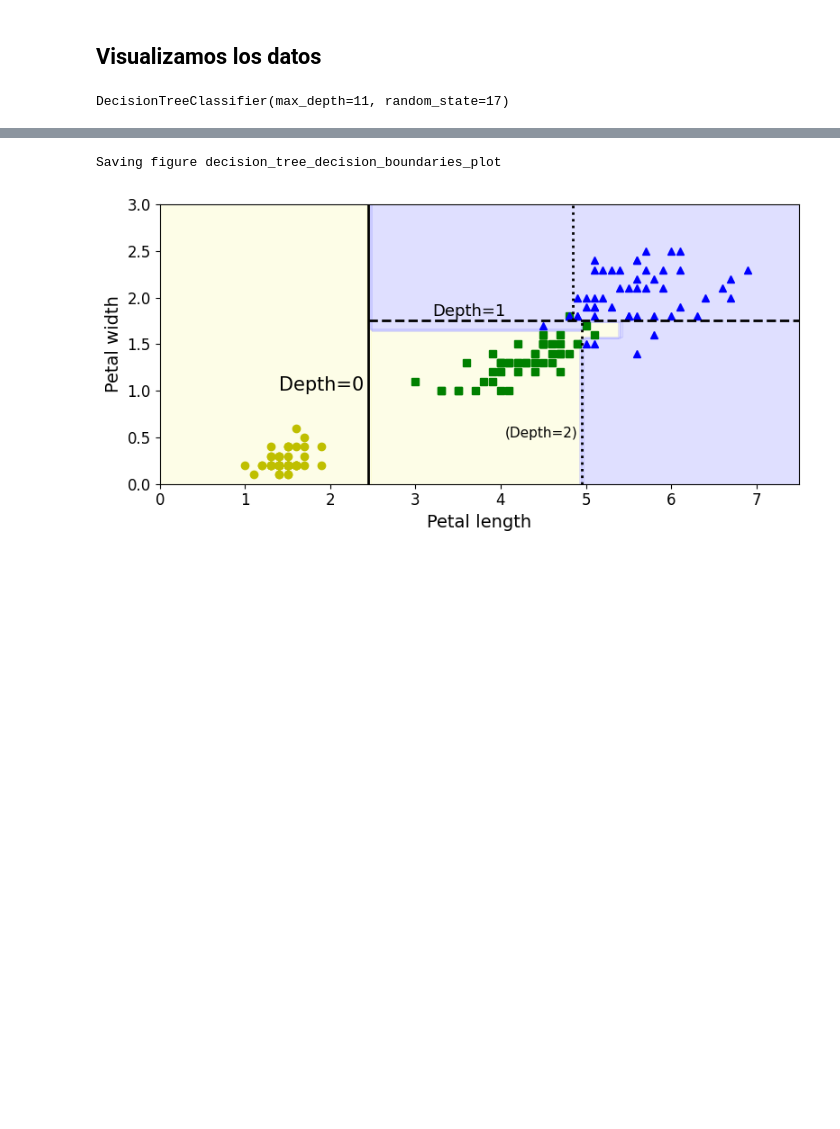
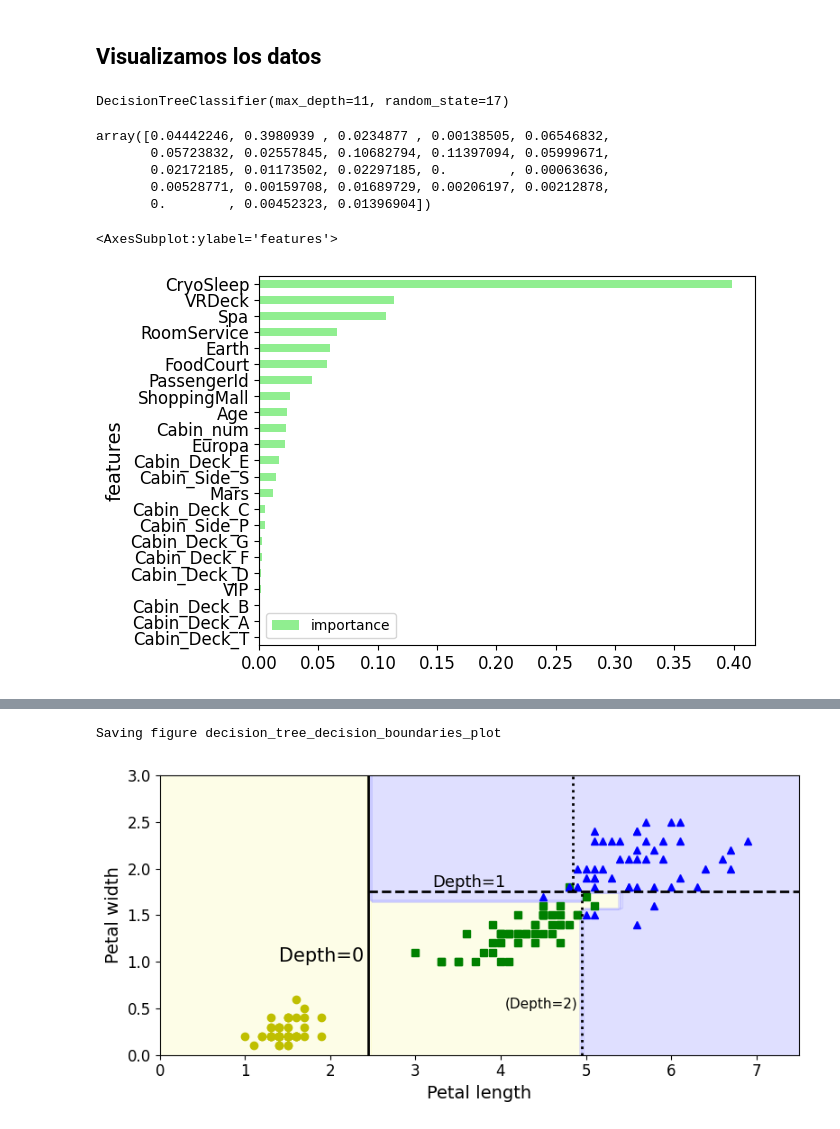
Before and after one commit to Wallace-80/Machine-Learning, a Jupyter notebook: src/notebook/ALT - Decision tree.ipynb, the cells around one changed output, grey strips where cells are left out. Cells and saved outputs as stored; diff of their text form; code cells hidden in the pictures; blank space fills up the shorter version.

```diff
--- a/src/notebook/ALT - Decision tree.ipynb
+++ b/src/notebook/ALT - Decision tree.ipynb
@@ -266,4 +266,26 @@ tree_clf = DecisionTreeClassifier(max_depth=11,
 tree_clf.fit(X, y)
 # %% [output]
 DecisionTreeClassifier(max_depth=11, random_state=17)
+# %%
+tuned_tree.feature_importances_
+# %% [output]
+array([0.04442246, 0.3980939 , 0.0234877 , 0.00138505, 0.06546832,
+       0.05723832, 0.02557845, 0.10682794, 0.11397094, 0.05999671,
+       0.02172185, 0.01173502, 0.02297185, 0.        , 0.00063636,
+       0.00528771, 0.00159708, 0.01689729, 0.00206197, 0.00212878,
+       0.        , 0.00452323, 0.01396904])
+# %%
+features = np.array(X_train.columns)
+features
+feature_list = features
+tuned_tree.feature_importances_
+import_dict = {'features': feature_list,
+              'importance': tuned_tree.feature_importances_}
+df_imp = pd.DataFrame(import_dict).sort_values('importance', ascending=False)
+df_imp
+
+df_imp.set_index('features').sort_values(by='importance').plot(kind='barh', color='lightgreen')
+# %% [output]
+<AxesSubplot:ylabel='features'>
+[figure, added]
 # %%
```
Also changed, not shown: parts of 2 cells of this notebook, 3 other files.
